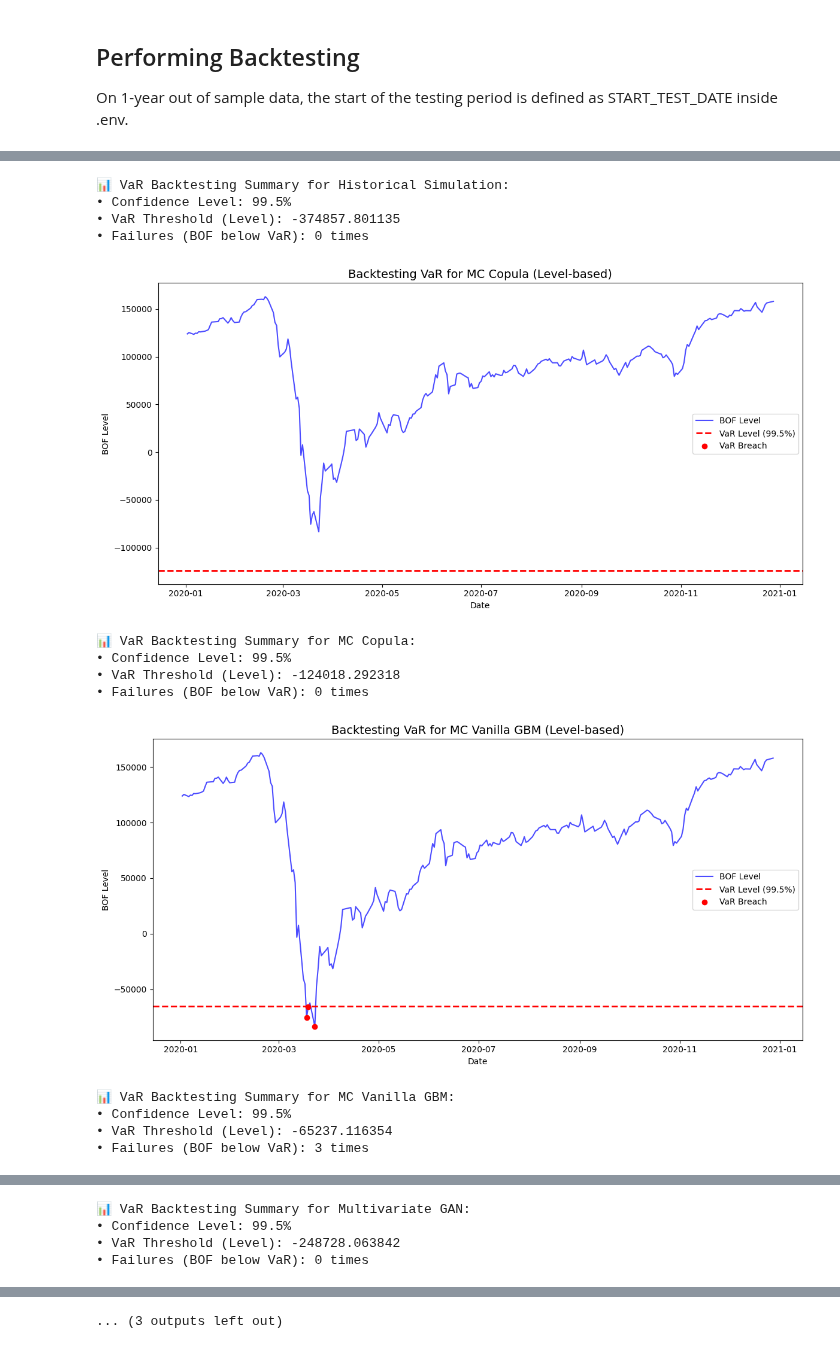
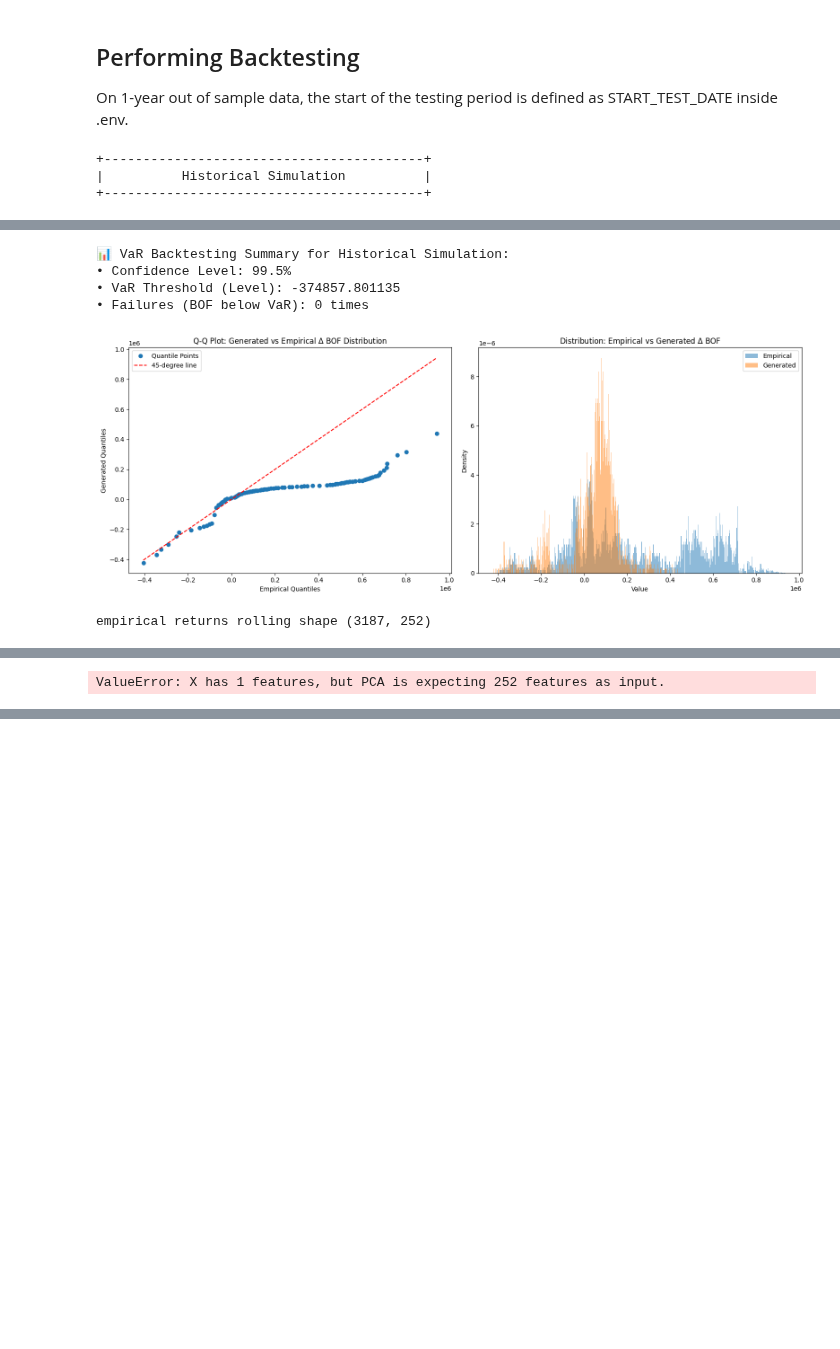
Before and after one commit to nickaskari/master-thesis, a Jupyter notebook: model_comparisons.ipynb, the cells around one changed output, grey strips where cells are left out. Drawn from its saved outputs; the diff is of its cells as text; code cells hidden in the pictures; blank space fills up the shorter version.

```diff
--- a/model_comparisons.ipynb
+++ b/model_comparisons.ipynb
@@ -245,9 +166,11 @@ from backtesting.perform_var_tests import perform_var_backtesting_tests
 from backtesting.perform_distribution_tests import perform_distribution_tests
 from utilities.gan_plotting import create_rolling_empirical
 
+'''
 for asset_name in returns_df.columns:
     generated_returns = load_generated_returns(asset_name)
     failures = backtest_var_single_asset(test_returns_df[asset_name], generated_returns, asset_name)
     perform_var_backtesting_tests(failures=failures, returns=test_returns_df[asset_name], var_forecast=None, asset_name=asset_name, generated_returns=generated_returns)
-    perform_distribution_tests(generated_returns=generated_returns, empirical_returns_rolling=create_rolling_empirical(returns_df[asset_name]), asset_name = asset_name)
+    perform_distribution_tests(generated_returns=generated_returns, empirical_returns_rolling=create_rolling_empirical(returns_df[asset_name]), asset_name = asset_name)'
+    '''
 # %% [output]
@@ -411,8 +259,7 @@ Creating the Copulas:
 - Gaussian
 - Clayton
 # %%
-if True: #train_gans:
-    '''
+if train_gans:
     student_gan = StudentsCopulaGAN(
     gan_samples=gan_samples,
     weights=weights
@@ -430,7 +277,7 @@ if True: #train_gans:
     plot_bof_var(dist_normal_gan, scr_normal_gan, "Normal Copula GAN", bof_0)
 
     save_results(model_name="Normal Copula GAN", distribution=dist_normal_gan, scr=scr_normal_gan, weights=weights, overwrite=False)
-    '''
+
     clayton_gan = CopulaGANClayton(
         gan_samples=gan_samples,
         weights=weights
@@ -486,5 +330,8 @@ models = {model_name: data["distribution"] for model_name, data in benchmark.ite
 
 models['Standard Formula'] = sf_market_scr
 
-run_all_tests_on_models(models, test_returns_df, weights, assets_0, liabilities_0, verbose=True)
+var_df, dist_df = run_all_tests_on_models(models, returns_df, test_returns_df, weights, assets_0, liabilities_0, verbose=True)
 # %% [output]
++-----------------------------------------+
+|          Historical Simulation          |
++-----------------------------------------+
@@ -492,14 +339,6 @@ run_all_tests_on_models(models, test_returns_df, weights, assets_0, liabilities_
-📊 VaR Backtesting Summary for Historical Simulation:
-• Confidence Level: 99.5%
-• VaR Threshold (Level): -374857.801135
-• Failures (BOF below VaR): 0 times
+📊 VaR Backtesting Summary for Historical Simulation:
+• Confidence Level: 99.5%
+• VaR Threshold (Level): -374857.801135
+• Failures (BOF below VaR): 0 times
-[figure, old version]
+[figure, new version]
-📊 VaR Backtesting Summary for MC Copula:
-• Confidence Level: 99.5%
-• VaR Threshold (Level): -124018.292318
-• Failures (BOF below VaR): 0 times
-[figure, removed]
-📊 VaR Backtesting Summary for MC Vanilla GBM:
-• Confidence Level: 99.5%
-• VaR Threshold (Level): -65237.116354
-• Failures (BOF below VaR): 3 times
+empirical returns rolling shape (3187, 252)
@@ -507,4 +345 @@ run_all_tests_on_models(models, test_returns_df, weights, assets_0, liabilities_
-📊 VaR Backtesting Summary for Multivariate GAN:
-• Confidence Level: 99.5%
-• VaR Threshold (Level): -248728.063842
-• Failures (BOF below VaR): 0 times
+ValueError: X has 1 features, but PCA is expecting 252 features as input.
@@ -521 +345,0 @@ run_all_tests_on_models(models, test_returns_df, weights, assets_0, liabilities_
-... (3 outputs left out)
```
Also changed, not shown: parts of 7 cells of this notebook, 7 other files.
